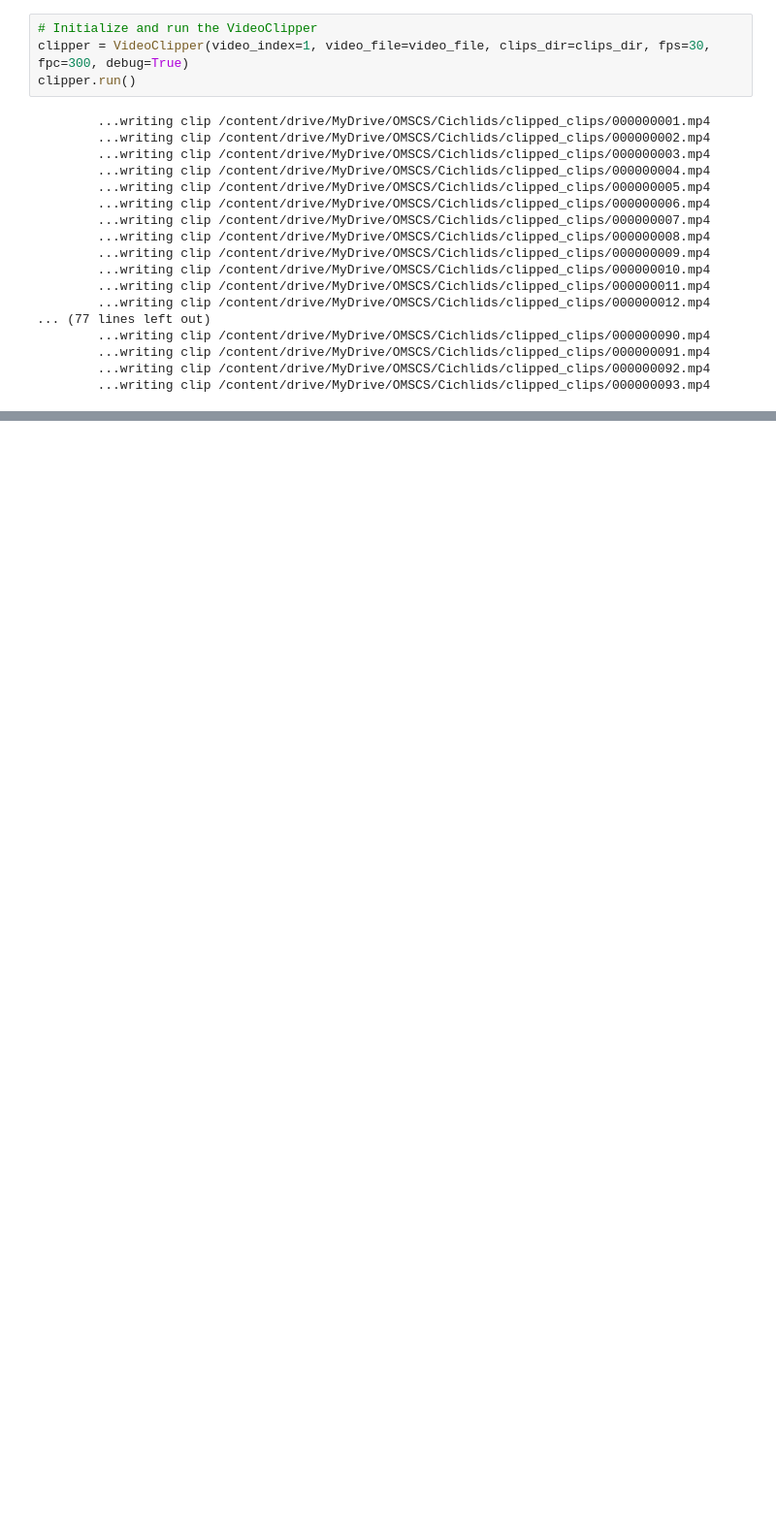
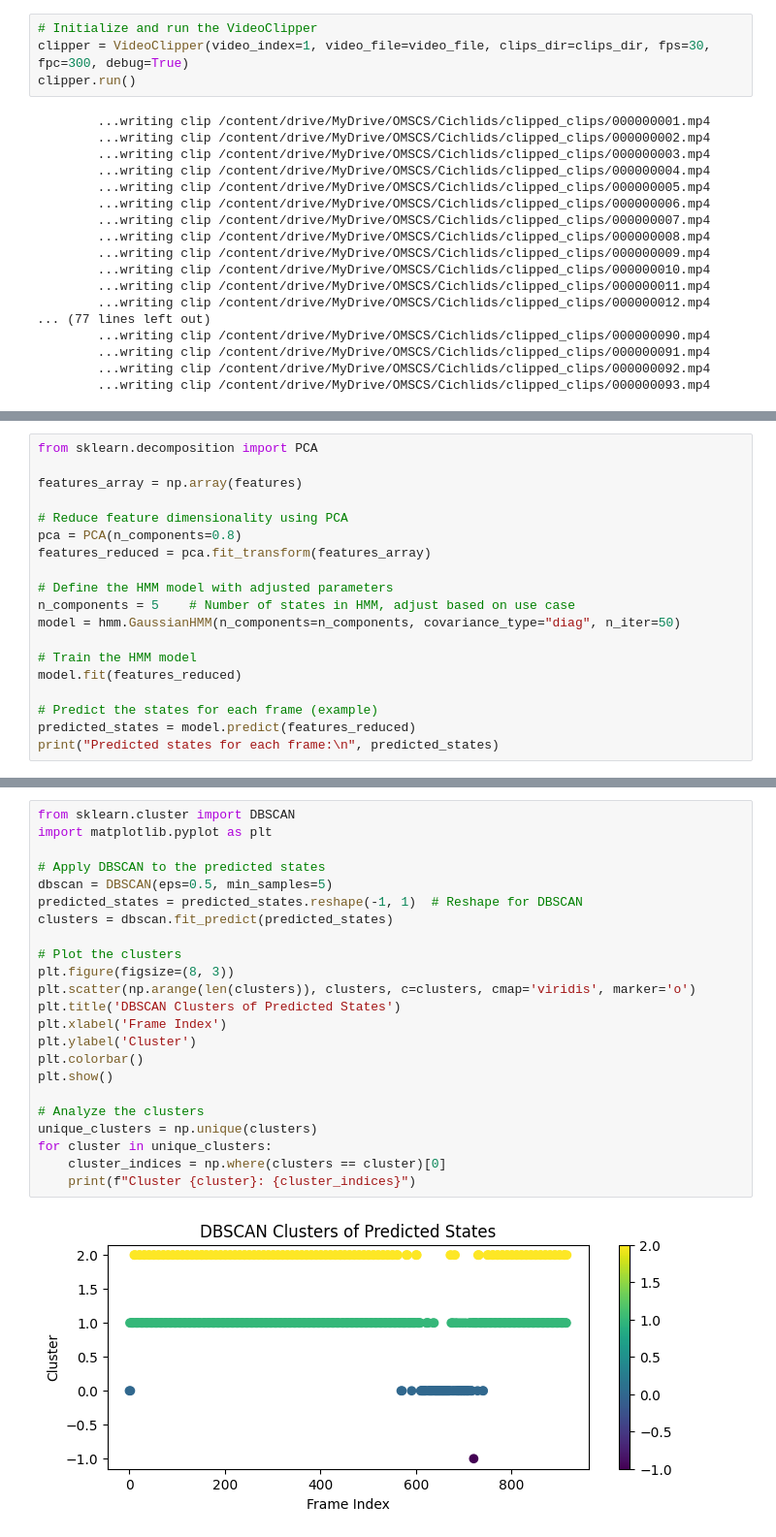
Before and after one commit to Human-Augment-Analytics/CichlidActionClassification, a Jupyter notebook: Notebooks/trainHMM.ipynb, the cells around one changed output, grey strips where cells are left out. Shown at 97% size. Drawn from its saved outputs; the diff is of its cells as text; blank space fills up the shorter version.

```diff
--- a/Notebooks/trainHMM.ipynb
+++ b/Notebooks/trainHMM.ipynb
@@ -248,0 +278,19 @@ Number of significant changes at clip 92: 67
+# %%
+from sklearn.decomposition import PCA
+
+features_array = np.array(features)
+
+# Reduce feature dimensionality using PCA
+pca = PCA(n_components=0.8)
+features_reduced = pca.fit_transform(features_array)
+
+# Define the HMM model with adjusted parameters
+n_components = 5    # Number of states in HMM, adjust based on use case
+model = hmm.GaussianHMM(n_components=n_components, covariance_type="diag", n_iter=50)
+
+# Train the HMM model
+model.fit(features_reduced)
+
+# Predict the states for each frame (example)
+predicted_states = model.predict(features_reduced)
+print("Predicted states for each frame:\n", predicted_states)
@@ -248,0 +319,25 @@ Number of significant changes at clip 92: 67
+# %%
+from sklearn.cluster import DBSCAN
+import matplotlib.pyplot as plt
+
+# Apply DBSCAN to the predicted states
+dbscan = DBSCAN(eps=0.5, min_samples=5)
+predicted_states = predicted_states.reshape(-1, 1)  # Reshape for DBSCAN
+clusters = dbscan.fit_predict(predicted_states)
+
+# Plot the clusters
+plt.figure(figsize=(8, 3))
+plt.scatter(np.arange(len(clusters)), clusters, c=clusters, cmap='viridis', marker='o')
+plt.title('DBSCAN Clusters of Predicted States')
+plt.xlabel('Frame Index')
+plt.ylabel('Cluster')
+plt.colorbar()
+plt.show()
+
+# Analyze the clusters
+unique_clusters = np.unique(clusters)
+for cluster in unique_clusters:
+    cluster_indices = np.where(clusters == cluster)[0]
+    print(f"Cluster {cluster}: {cluster_indices}")
+# %% [output]
+[figure, added]
```
Also changed, not shown: parts of 40 cells of this notebook.
